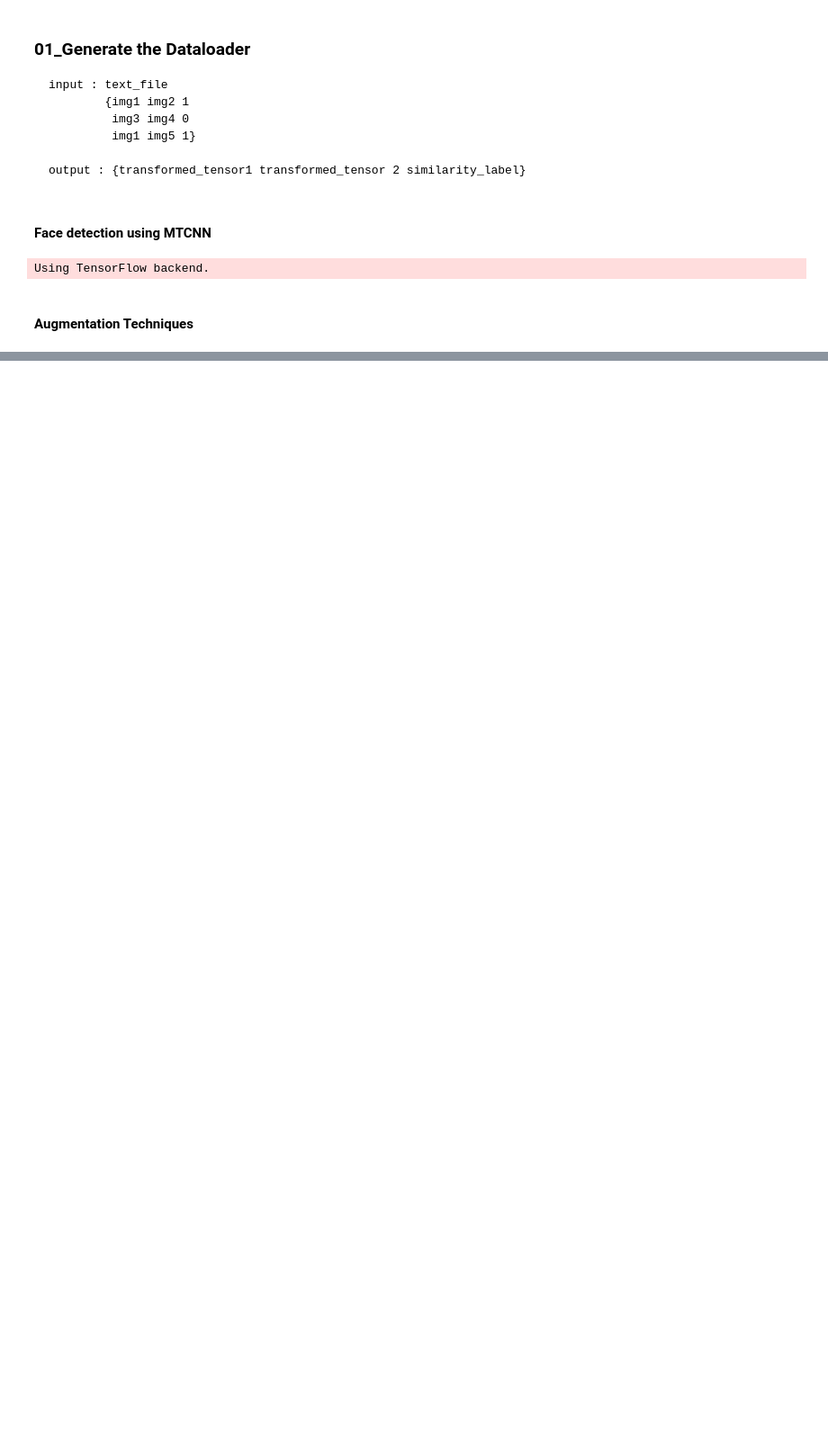
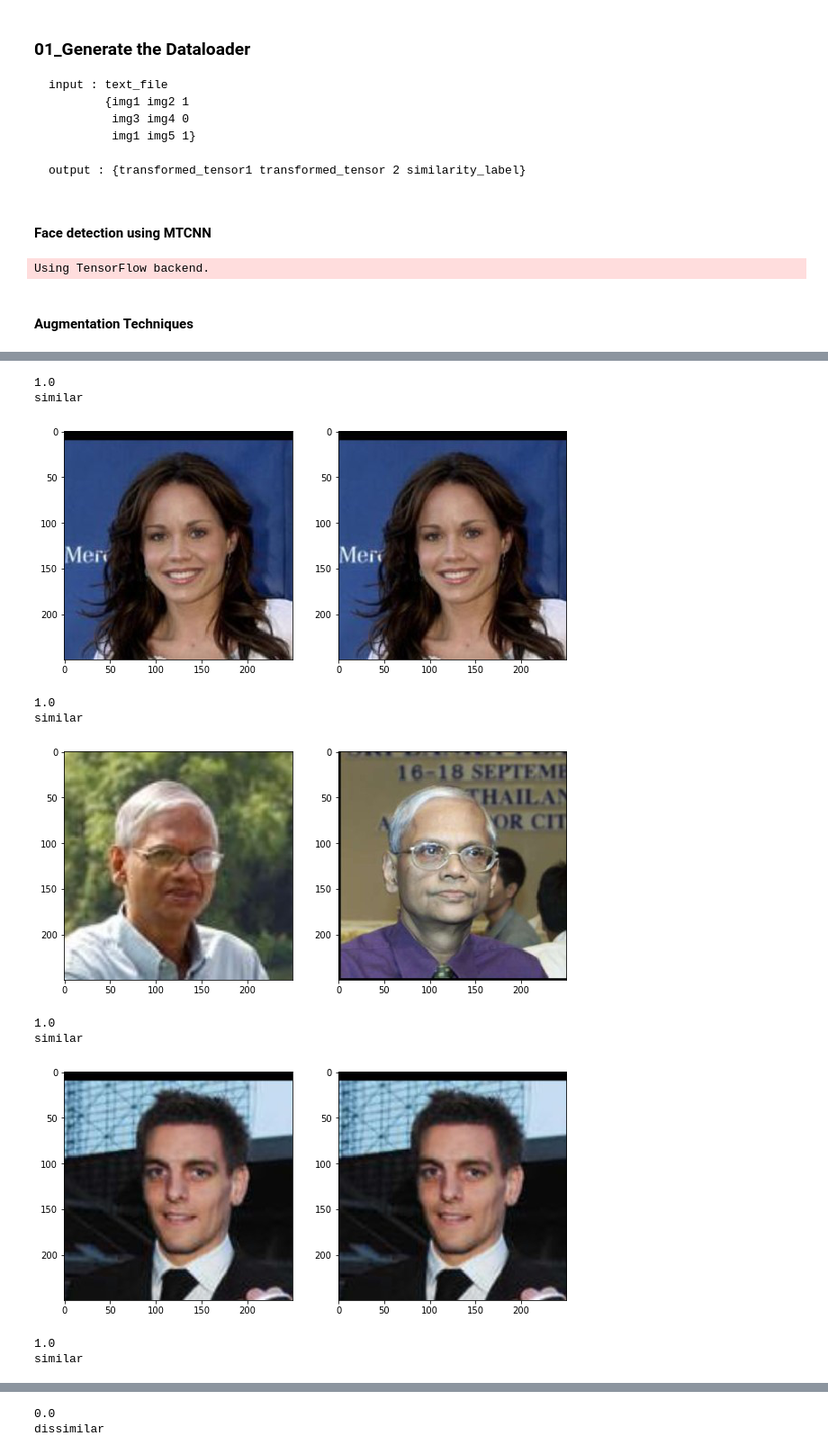
Before and after one commit to sakshamjindal/Face-Matching, a Jupyter notebook: Notebooks/01_Dataloader_pairs.ipynb, the cells around one changed output, grey strips where cells are left out. Shown at 90% size. Drawn from its saved outputs; the diff is of its cells as text; code cells hidden in the pictures; blank space fills up the shorter version.

```diff
--- a/Notebooks/01_Dataloader_pairs.ipynb
+++ b/Notebooks/01_Dataloader_pairs.ipynb
@@ -51,7 +40,7 @@ test_time_augmentations  = transforms.Compose([transforms.Resize((160,160)),
 # %%
 class Face_Dataset(Dataset):
 
-    def __init__(self, root_dir='../lfw/', file_root = "../files/", train=False, test=False):
+    def __init__(self, root_dir='lfw/', file_root = "files/", train=False, test=False):
 
         self.train = train
         self.test = test
@@ -80,12 +69,11 @@ class Face_Dataset(Dataset):
         im_names = self.files[idx]
         im1 = Image.open(os.path.join(self.root_dir, im_names[0]))
         im2 = Image.open(os.path.join(self.root_dir, im_names[1]))
-        # label is 1 if the two images are of dissimilar classes
-        label = np.array([abs(1-self.labels[idx])],dtype=np.float32)
+        label = np.array([abs(self.labels[idx])],dtype=np.float32)
 
         # cropping face from image
-        im1 = align_face(im1)
-        im2 = align_face(im2)
+#         im1 = self.align_face(im1)
+#         im2 = self.align_face(im2)
 
         #  applying augmentations on the crpped face
         if self.transform:
@@ -95,8 +83,7 @@ class Face_Dataset(Dataset):
         label = torch.from_numpy(label)
         return im1, im2, label
 
-    @staticmethod
-    def align_face(im):
+    def align_face(self,im):
         im = np.asarray(im)
         detector = MTCNN()
         results = detector.detect_faces(im)
@@ -114,7 +101,7 @@ class Face_Dataset(Dataset):
         if self.train:
             tet = transforms.Compose([transforms.Resize((160,160)),
                                                transforms.RandomAffine(15),
-                                               transforms.RandomHorizontalFlip(),
+                                               transforms.RandomVerticalFlip(),
                                                transforms.ColorJitter(
                                                           brightness=0.3,
                                                           contrast=0.3,
@@ -161,0 +150,33 @@ similar
+# %%
+face_data = Face_Dataset("../lfw/","../files/",test=True)
+# %%
+for i in range(5):
+    index = random.randint(1,500)
+    img1 = transforms.ToPILImage()(face_data[index][0])
+    img2 = transforms.ToPILImage()(face_data[index][1])
+    label = face_data[index][2].item()
+    print(label)
+    similar = 'similar' if label==1.0 else 'dissimilar'
+
+    print(similar)
+    fig = plt.figure(figsize=(10,10))
+    ax = []
+    ax.append(fig.add_subplot(1,2,1))
+    plt.imshow(img1)
+
+    ax.append(fig.add_subplot(1,2,2))
+    plt.imshow(img2)
+
+    plt.show()
+# %% [output]
+1.0
+similar
+[figure, added]
+1.0
+similar
+[figure, added]
+1.0
+similar
+[figure, added]
+1.0
+similar
@@ -161,0 +184,2 @@ similar
+0.0
+dissimilar
```
Also changed, not shown: parts of 5 cells of this notebook, 3 other files.
